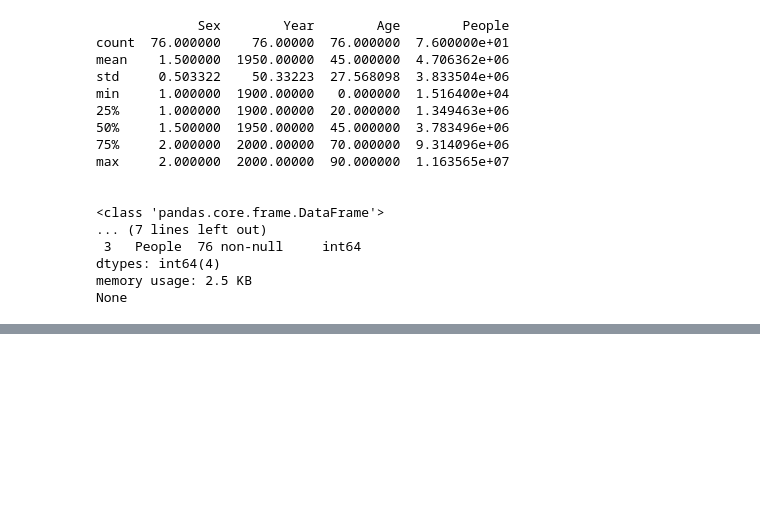
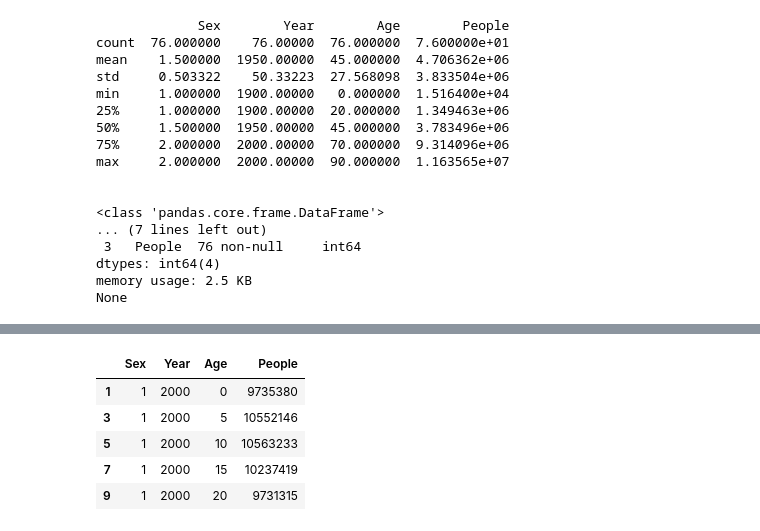
Before and after one commit to rghimre3/INFO-5502, a Jupyter notebook: lab_assignment_05.ipynb, the cells around one changed output, grey strips where cells are left out. Cells and saved outputs as stored; diff of their text form; code cells hidden in the pictures; blank space fills up the shorter version.

```diff
--- a/lab_assignment_05.ipynb
+++ b/lab_assignment_05.ipynb
@@ -78,0 +103,10 @@ None
+# %%
+df_2000=df[df['Year']==2000]
+df_2000.head()
+# %% [output]
+|  | Sex | Year | Age | People |
+| 1 | 1 | 2000 | 0 | 9735380 |
+| 3 | 1 | 2000 | 5 | 10552146 |
+| 5 | 1 | 2000 | 10 | 10563233 |
+| 7 | 1 | 2000 | 15 | 10237419 |
+| 9 | 1 | 2000 | 20 | 9731315 |
```
Also changed, not shown: parts of 4 cells of this notebook.
